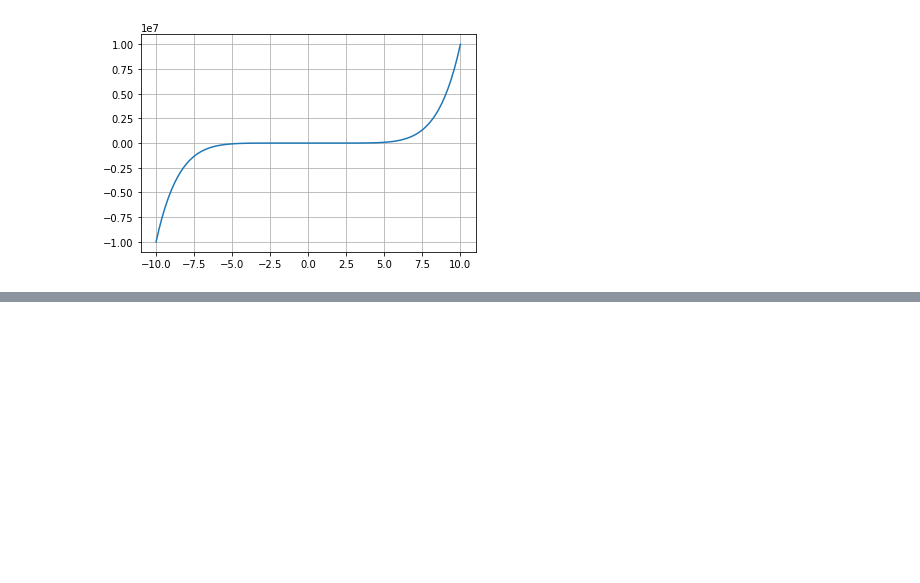
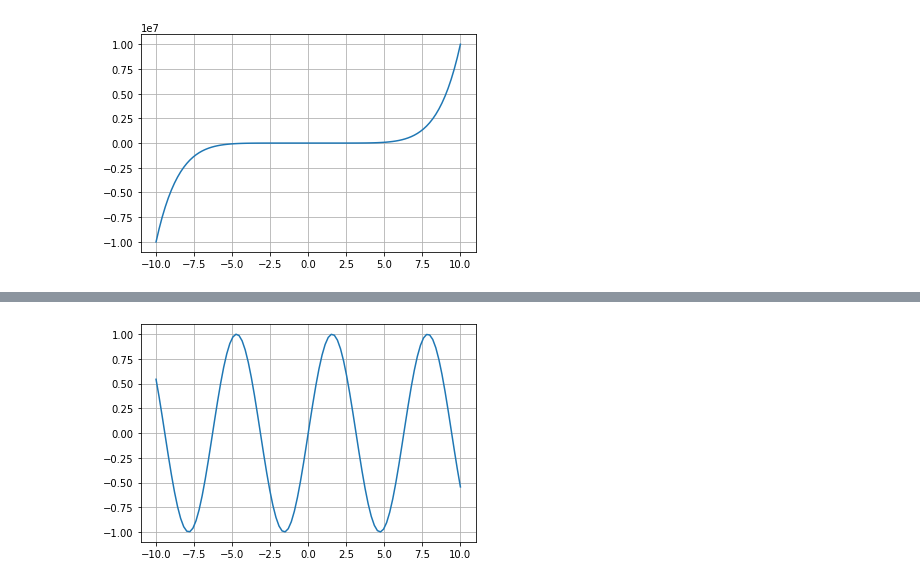
Before and after one commit to alexpin/Curso-Python, a Jupyter notebook: funciones_matematicas/programando_funciones.ipynb, the cells around one changed output, grey strips where cells are left out. Cells and saved outputs as stored; diff of their text form; code cells hidden in the pictures; blank space fills up the shorter version.

```diff
--- a/funciones_matematicas/programando_funciones.ipynb
+++ b/funciones_matematicas/programando_funciones.ipynb
@@ -54,0 +69,10 @@ plt.grid()
+# %%
+def f(x):
+  return np.sin(x)
+
+y = f(x)
+
+plt.plot(x,y);
+plt.grid()
+# %% [output]
+[figure, added]
```
Also changed, not shown: parts of 9 cells of this notebook.
